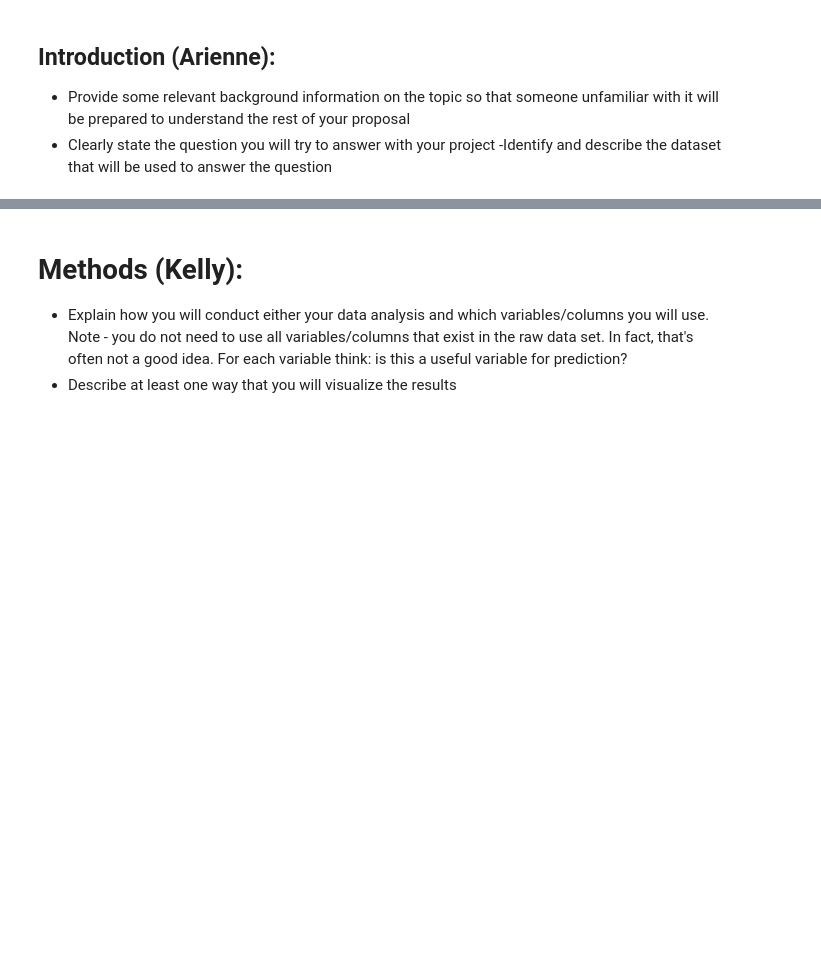
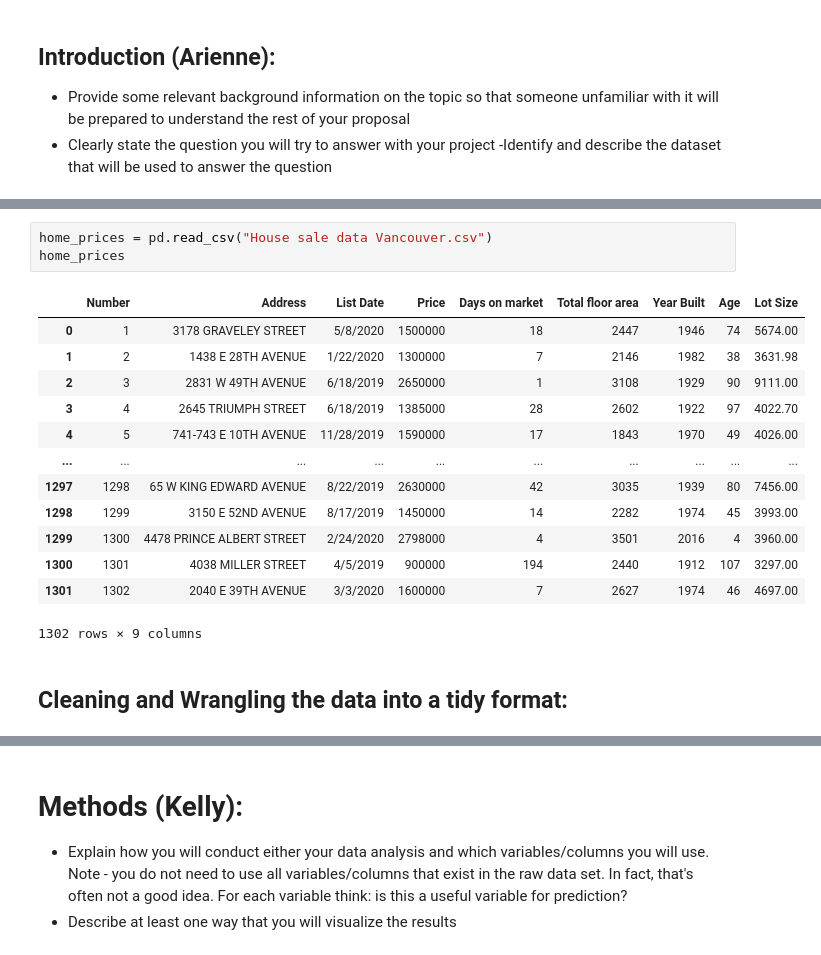
Before and after one commit to olyaiy/vancouver_housing_predictions, a Jupyter notebook: Project Proposal.ipynb, the cells around one changed output, grey strips where cells are left out. Cells and saved outputs as stored; diff of their text form; blank space fills up the shorter version.

```diff
--- a/Project Proposal.ipynb
+++ b/Project Proposal.ipynb
@@ -18,0 +61,19 @@ Can we predict the selling price of a house in Vancouver based on its location,
+# %%
+home_prices = pd.read_csv("House sale data Vancouver.csv")
+home_prices
+# %% [output]
+|  | Number | Address | List Date | Price | Days on market | Total floor area | Year Built | Age | Lot Size |
+| 0 | 1 | 3178 GRAVELEY STREET | 5/8/2020 | 1500000 | 18 | 2447 | 1946 | 74 | 5674.00 |
+| 1 | 2 | 1438 E 28TH AVENUE | 1/22/2020 | 1300000 | 7 | 2146 | 1982 | 38 | 3631.98 |
+| 2 | 3 | 2831 W 49TH AVENUE | 6/18/2019 | 2650000 | 1 | 3108 | 1929 | 90 | 9111.00 |
+| 3 | 4 | 2645 TRIUMPH STREET | 6/18/2019 | 1385000 | 28 | 2602 | 1922 | 97 | 4022.70 |
+| 4 | 5 | 741-743 E 10TH AVENUE | 11/28/2019 | 1590000 | 17 | 1843 | 1970 | 49 | 4026.00 |
+| ... | ... | ... | ... | ... | ... | ... | ... | ... | ... |
+| 1297 | 1298 | 65 W KING EDWARD AVENUE | 8/22/2019 | 2630000 | 42 | 3035 | 1939 | 80 | 7456.00 |
+| 1298 | 1299 | 3150 E 52ND AVENUE | 8/17/2019 | 1450000 | 14 | 2282 | 1974 | 45 | 3993.00 |
+| 1299 | 1300 | 4478 PRINCE ALBERT STREET | 2/24/2020 | 2798000 | 4 | 3501 | 2016 | 4 | 3960.00 |
+| 1300 | 1301 | 4038 MILLER STREET | 4/5/2019 | 900000 | 194 | 2440 | 1912 | 107 | 3297.00 |
+| 1301 | 1302 | 2040 E 39TH AVENUE | 3/3/2020 | 1600000 | 7 | 2627 | 1974 | 46 | 4697.00 |
+1302 rows × 9 columns
+# %% [markdown]
+## Cleaning and Wrangling the data into a tidy format: ##
```
Also changed, not shown: parts of 18 cells of this notebook, 1 other file.
